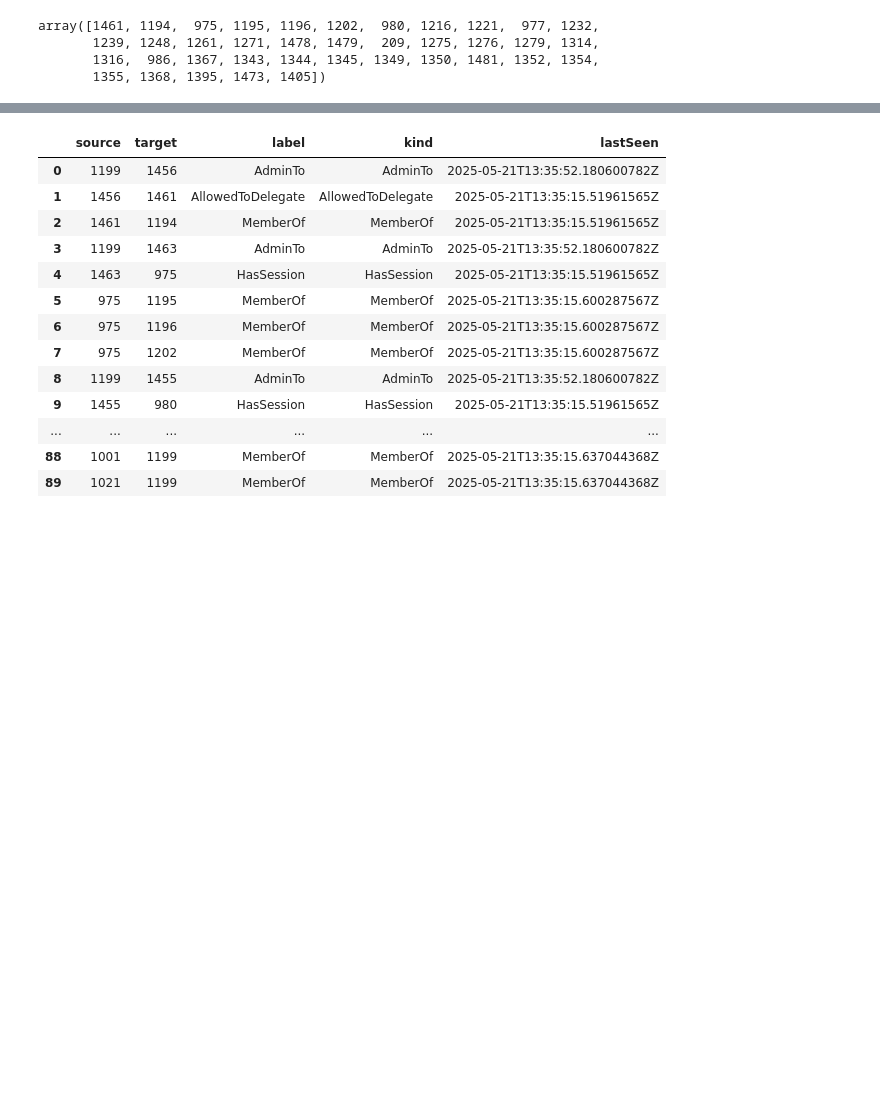
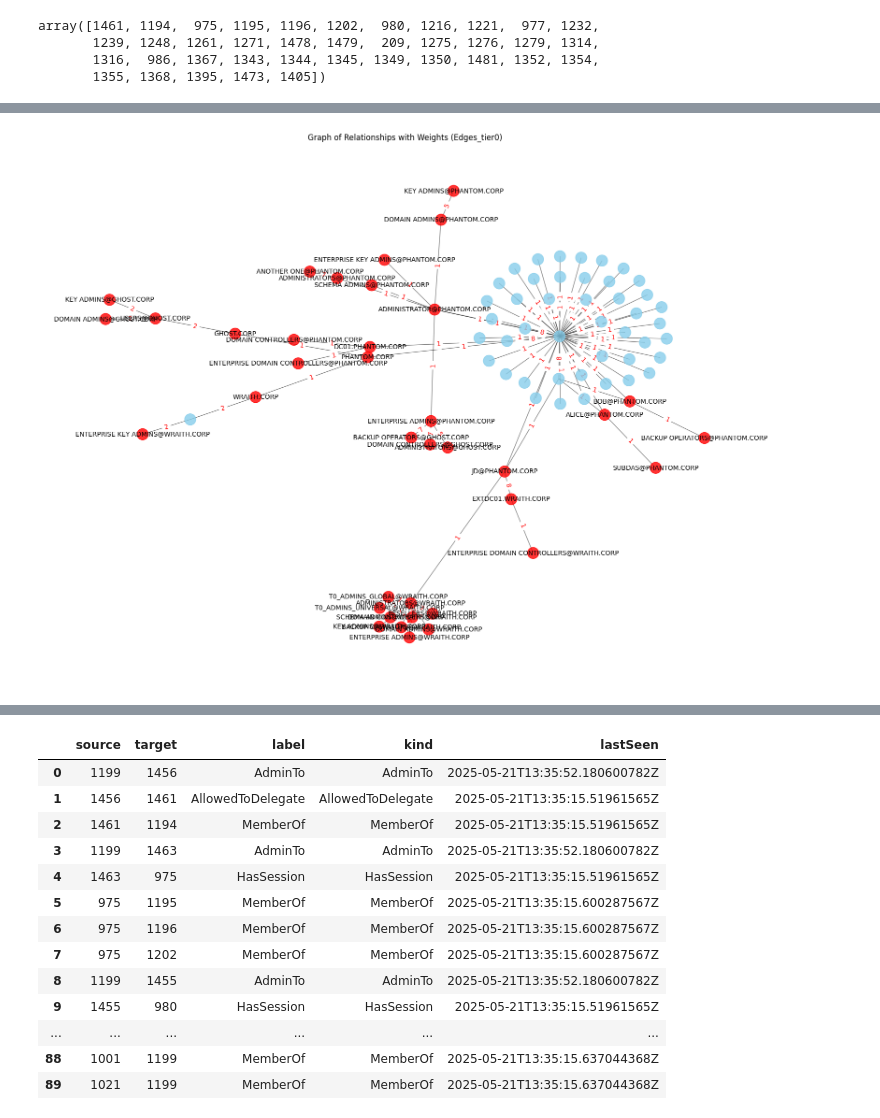
Before and after one commit to markajbell/BH, a Jupyter notebook: Import.ipynb, the cells around one changed output, grey strips where cells are left out. Cells and saved outputs as stored; diff of their text form; code cells hidden in the pictures; blank space fills up the shorter version.

```diff
--- a/Import.ipynb
+++ b/Import.ipynb
@@ -712,6 +712,8 @@ if num_matches > 0:
     print(f"\nYes, {num_matches} values in edges_tier0['source'] match values in unique_matching_targets.")
     # Optionally, display the matching source values
     matching_sources = edges_tier0.loc[matches, 'source'].unique()
+    matching_sources = pd.DataFrame(matching_sources)
+    matching_sources = matching_sources.rename(columns={0: 'node_id'})
     print("Matching source values:", matching_sources)
 else:
     print("\nNo values in edges_tier0['source'] match values in unique_matching_targets.")
@@ -720,0 +903,60 @@ Matching source values: [1461  975  980  977 1239 1221 1478 1479  209 1196  986
+# %%
+# prompt: using matplotlib.pyplot can you create the whole graph
+
+import matplotlib.pyplot as plt
+import networkx as nx
+
+# Create a graph from the edges DataFrame
+G = nx.from_pandas_edgelist(edges_tier0, 'source', 'target', edge_attr='weight')
+
+# Add nodes that are not in the edges DataFrame but are in nodes_tier0
+# This handles nodes that might be isolated in the edges list but exist in the node list
+isolated_nodes = set(nodes_tier0['node_id']) - set(G.nodes())
+G.add_nodes_from(isolated_nodes)
+
+# Draw the graph
+plt.figure(figsize=(20, 15))
+pos = nx.spring_layout(G, seed=42)  # You can choose different layouts
+
+# Draw nodes
+# You can customize node appearance based on attributes if needed
+node_colors = []
+for node in G.nodes():
+    if node in unique_targets_set:
+        node_colors.append('red') # Color target nodes
+    elif node in start_nodes_to_check:
+         node_colors.append('green') # Color starting nodes
+    elif node == 9999:
+        node_colors.append('purple') # Color the 9999 node if it exists
+    else:
+        node_colors.append('skyblue') # Default color
+
+nx.draw_networkx_nodes(G, pos, node_color=node_colors, node_size=300, alpha=0.8)
+
+# Draw edges with weights as labels
+edge_labels = nx.get_edge_attributes(G, 'weight')
+nx.draw_networkx_edges(G, pos, width=1.0, alpha=0.5)
+nx.draw_networkx_edge_labels(G, pos, edge_labels=edge_labels, font_color='red')
+
+# Draw labels for nodes
+# You might want to label important nodes or all nodes depending on graph size
+node_labels = {}
+for node in G.nodes():
+    # Only label certain nodes to avoid clutter, e.g., starting nodes and target nodes
+    if node in start_nodes_to_check or node in unique_targets_set or node == 9999:
+         # Look up the label in nodes_tier0 if available
+         node_info = nodes_tier0[nodes_tier0['node_id'] == node]
+         if not node_info.empty:
+              node_labels[node] = node_info['label'].iloc[0] # Use the 'label' from nodes_tier0
+         elif node == 9999:
+              node_labels[node] = 'Target 9999' # Label the special target node
+         else:
+             node_labels[node] = str(node) # Fallback to node ID
+
+nx.draw_networkx_labels(G, pos, labels=node_labels, font_size=10)
+
+plt.title("Graph of Relationships with Weights (Edges_tier0)")
+plt.axis('off') # Hide axes
+plt.show()
+# %% [output]
+[figure, added]
```
Also changed, not shown: parts of 5 cells of this notebook.
